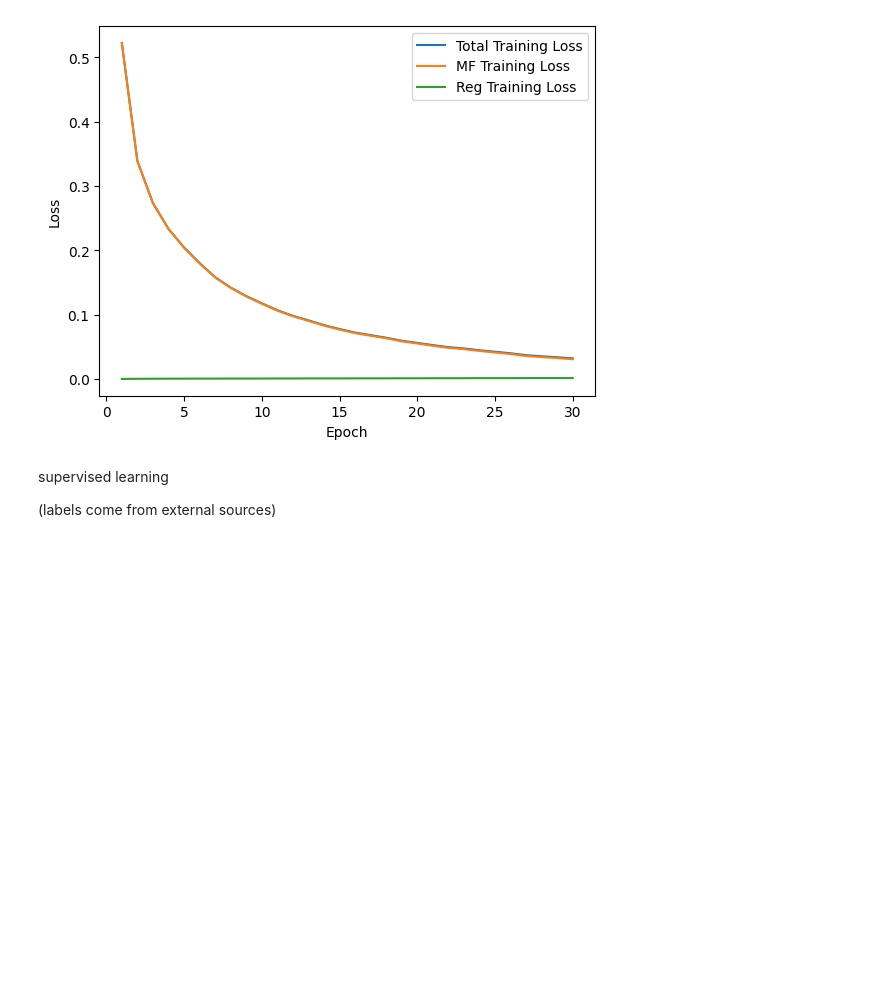
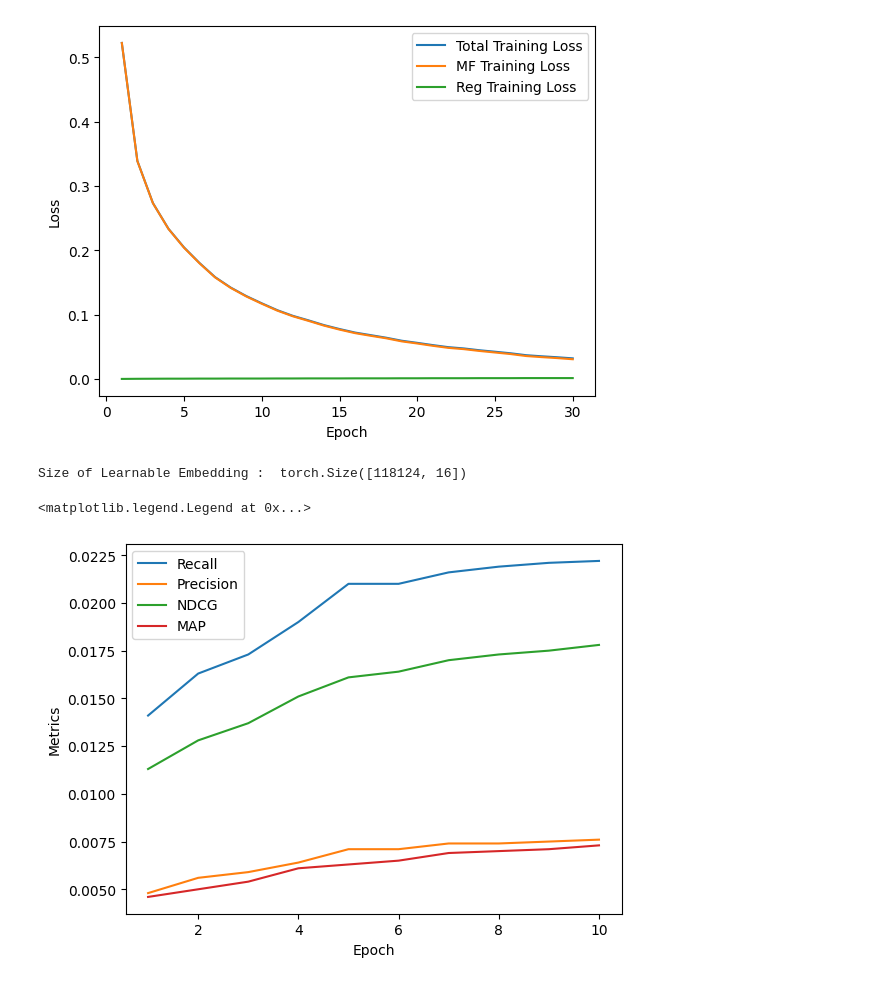
Before and after one commit to LauWyeRock/RecommendationSystem, a Jupyter notebook: GNN/GNN_try.ipynb, the cells around one changed output. Drawn from its saved outputs; the diff is of its cells as text; code cells hidden in the pictures; blank space fills up the shorter version.

Commit message:
updated the GNN file, attached building supervised learning for GNN for referemce

```diff
--- a/GNN/GNN_try.ipynb
+++ b/GNN/GNN_try.ipynb
@@ -822,7 +822,24 @@ plt.legend()
 # %% [output]
 <matplotlib.legend.Legend at 0x...>
 [figure]
-# %% [markdown]
-supervised learning
-
-(labels come from external sources)
+# %%
+lightGCN = LightGCN(train, n_users, n_songs, 3, 16)
+print("Size of Learnable Embedding : ", list(lightGCN.parameters())[0].size())
+# %% [output]
+Size of Learnable Embedding :  torch.Size([118124, 16])
+# %%
+LR = 1e-2
+# define contants
+ITERATIONS = 10000
+EPOCHS = 10
+BATCH_SIZE = 1024
+ITERS_PER_EVAL = 200
+ITERS_PER_LR_DECAY = 200
+K = 20
+LAMBDA = 1e-3
+DECAY = 0.001
+# LAMBDA = 1/2
+user_col = 'User idx'
+song_col = 'Liked Songs idx'
+# %%
+optimizer = torch.optim.Adam(lightGCN.parameters(), lr = LR)
@@ -828,0 +919,12 @@ supervised learning
+# %%
+epoch_list = [(i+1) for i in range(EPOCHS)]
+plt.plot(epoch_list, recall_list, label='Recall')
+plt.plot(epoch_list, precision_list, label='Precision')
+plt.plot(epoch_list, ndcg_list, label='NDCG')
+plt.plot(epoch_list, map_list, label='MAP')
+plt.xlabel('Epoch')
+plt.ylabel('Metrics')
+plt.legend()
+# %% [output]
+<matplotlib.legend.Legend at 0x...>
+[figure, added]
```
Also changed, not shown: parts of 12 cells of this notebook, 1 other file.
